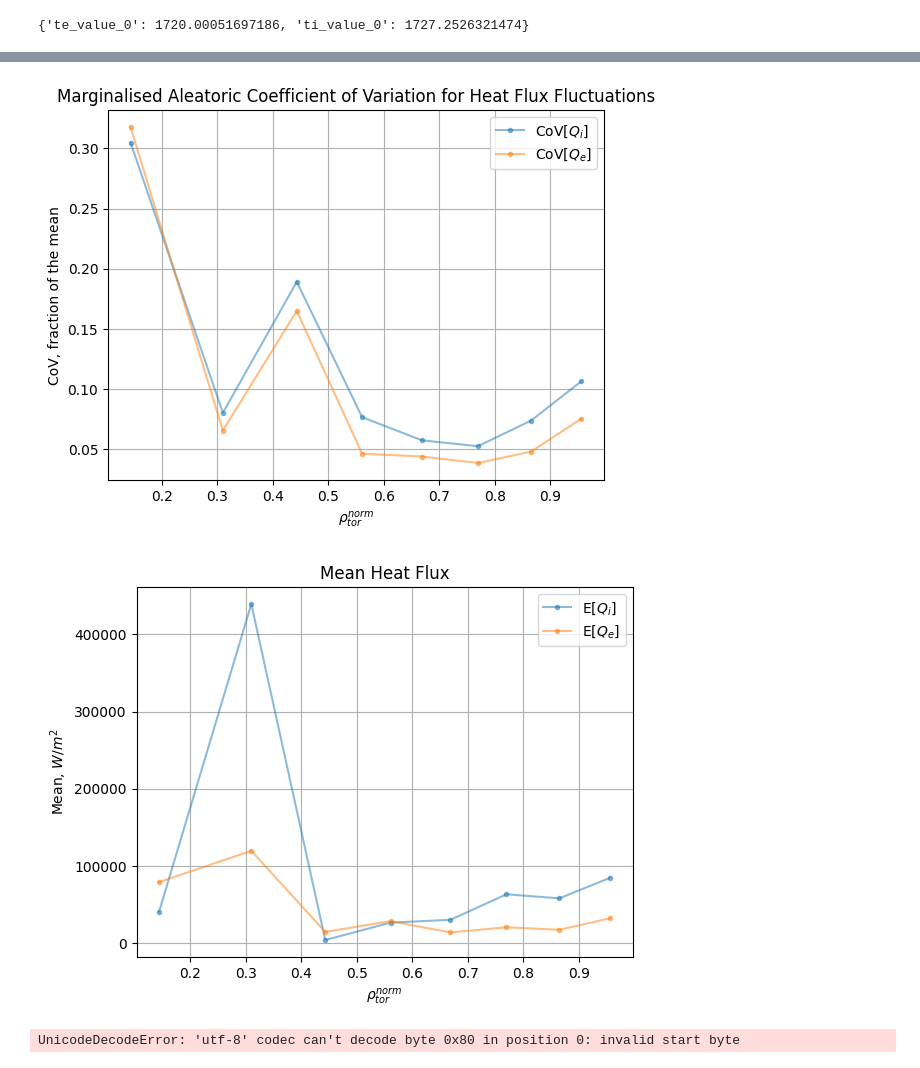
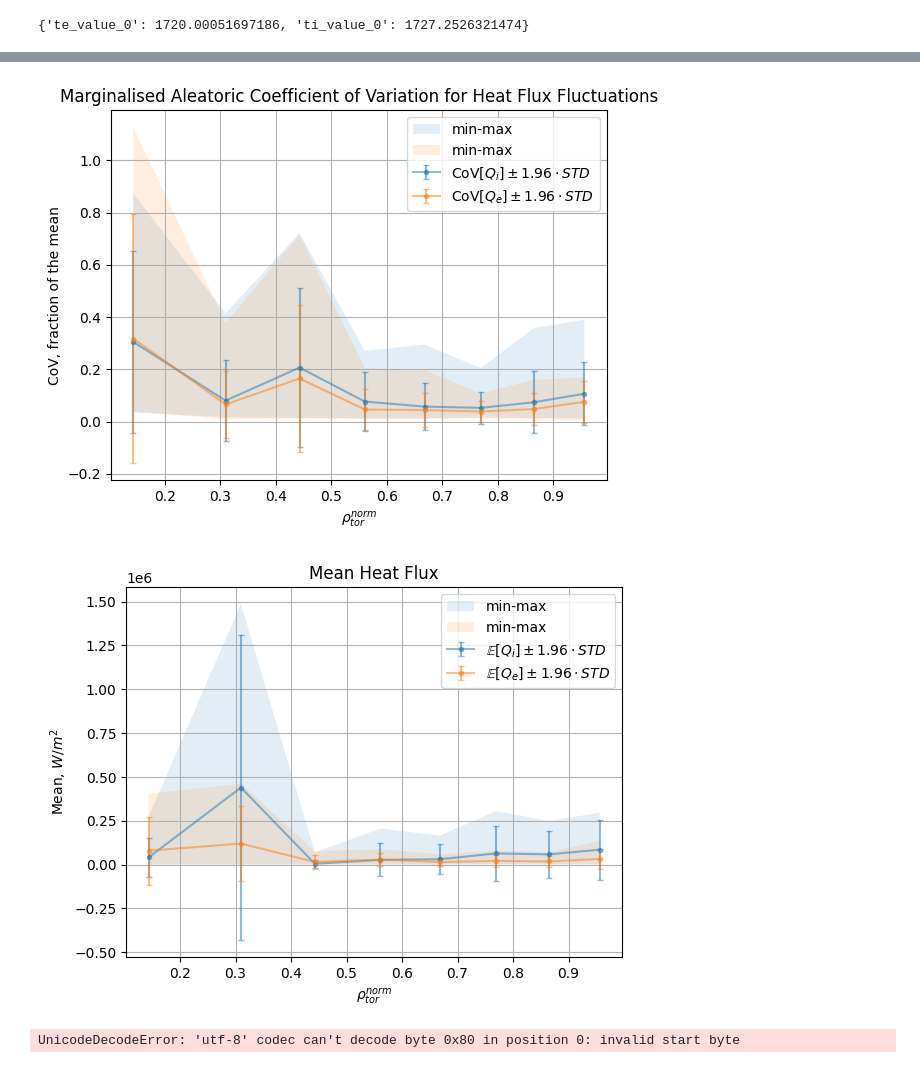
Before and after one commit to vecma-ipp/MFW, a Jupyter notebook: uq/basicda/surrogate_scans.ipynb, the cells around one changed output, grey strips where cells are left out. Drawn from its saved outputs; the diff is of its cells as text; code cells hidden in the pictures.

```diff
--- a/uq/basicda/surrogate_scans.ipynb
+++ b/uq/basicda/surrogate_scans.ipynb
@@ -262,9 +262,15 @@ import sys
 sys.path.append(f"/u/yyudin/code/MFW/muscle3/src/")
 from muscle_utils.utils import plot_state_conv
 
-filename = 'retr_algo_conv'
+# filenames = ['retr_algo_conv']
+filenames = ['retr_algo_conv_eqmetr', 'retr_algo_conv_eqmetr_eqdata']
 
-data_df = pd.read_csv(f"{filename}.csv")
+labels = ['data w/o eq.', 'data w/ eq.']
 
-plot_state_conv(data_df, filename, normalised=False)
+data_df_list = []
+
+for filename in filenames:
+    data_df_list.append(pd.read_csv(f"{filename}.csv"))
+
+plot_state_conv(data_df_list, filenames[0], normalised=False, label_sufixes=labels)
 # %% [output]
@@ -338,15 +363,22 @@ for data_df,sp in zip(data_dfs, species):
 
     # Get the average of t?_transp_flux_std for ft
     colname1 = f"t{sp}_transp_flux_std"
-    t_transp_flux_stds = [data_df[data_df['ft']==n_ft][colname1].mean() for n_ft in range(n_fts)]
+    t_transp_flux_stds = np.array([data_df[data_df['ft']==n_ft][colname1].mean() for n_ft in range(n_fts)])
 
     colname2 = f"t{sp}_transp_flux"
-    t_transp_flux_avgs = [data_df[data_df['ft']==n_ft][colname2].mean() for n_ft in range(n_fts)]
+    t_transp_flux_avgs = np.array([data_df[data_df['ft']==n_ft][colname2].mean() for n_ft in range(n_fts)])
 
-    t_transp_flux_covs = [std/avg for std,avg in zip(t_transp_flux_stds, t_transp_flux_avgs)]
+    # (the spread of the mean values)
+    t_transp_flux_avg_std = np.array([data_df[data_df['ft']==n_ft][colname2].std() for n_ft in range(n_fts)])
+    t_transp_flux_avg_min = np.array([data_df[data_df['ft']==n_ft][colname2].min() for n_ft in range(n_fts)])
+    t_transp_flux_avg_max = np.array([data_df[data_df['ft']==n_ft][colname2].max() for n_ft in range(n_fts)])
+
+    t_transp_flux_covs = np.array([std/abs(avg) for std,avg in zip(t_transp_flux_stds, t_transp_flux_avgs)])
 
     print(f"Mean for Q{sp}:\n{t_transp_flux_avgs}")
-    ax_avg.plot(ft_coords, t_transp_flux_avgs, label=f"E[$Q_{sp}$]", marker='.', alpha=alpha_transp)
+    #ax_avg.plot(ft_coords, t_transp_flux_avgs, label=f"$\\mathrm{{E}}[Q_{sp}]$", marker='.', alpha=alpha_transp)
+    ax_avg.errorbar(ft_coords, t_transp_flux_avgs, yerr=1.96*np.array(t_transp_flux_avg_std), label=f"$\\mathbb{{E}}[Q_{sp}] \\pm {1.96} \\cdot STD$", marker='.', capsize=2, alpha=alpha_transp)
+    ax_avg.fill_between(x=ft_coords, y1=t_transp_flux_avg_min, y2=t_transp_flux_avg_max, alpha=0.25*alpha_transp, label=f"min-max")
 
     # Output
     print(f"naive CoV for Q{sp}:\n{t_transp_flux_covs}")
@@ -354,12 +386,17 @@ for data_df,sp in zip(data_dfs, species):
 
     # Invert the sum and division operations!
     colname3 = f"t{sp}_transp_flux_cov"
-    data_df[colname3] = data_df[colname1] / data_df[colname2]
-    t_transp_flux_tcovs = [data_df[data_df['ft']==n_ft][colname3].mean() for n_ft in range(n_fts)]
+    data_df[colname3] = data_df[colname1] / abs(data_df[colname2])
+    t_transp_flux_tcovs = np.array([data_df[data_df['ft']==n_ft][colname3].mean() for n_ft in range(n_fts)])
     print(f"unweighted CoV for Q{sp}:\n{t_transp_flux_tcovs}")
     #ax_cov.plot(ft_coords, t_transp_flux_tcovs, label=f"unweighted CoV[Q_{sp}]", marker='.', alpha=alpha_transp)
 
-    # Add weight column
+    # Get the spread of CoV values (for the flux tube)
+    t_transp_flux_tcov_std = np.array([data_df[data_df['ft']==n_ft][colname3].std() for n_ft in range(n_fts)])
+    t_transp_flux_tcov_min = np.array([data_df[data_df['ft']==n_ft][colname3].min() for n_ft in range(n_fts)])
+    t_transp_flux_tcov_max = np.array([data_df[data_df['ft']==n_ft][colname3].max() for n_ft in range(n_fts)])
+
+    # Add the weight column
     data_df = data_df.reindex(columns=data_df.columns.tolist() + ['weight'])
     for n_ft in range(n_fts):
         data_df['weight'].iloc[n_s_p_ft*(n_ft):n_s_p_ft*(n_ft+1)] = mean_weights_full
@@ -368,13 +405,15 @@ for data_df,sp in zip(data_dfs, species):
     t_transp_flux_wstds  = [weighted_avg(data_df[data_df['ft']==n_ft], colname1, 'weight') for n_ft in range(n_fts)]
     t_transp_flux_wavgs  = [weighted_avg(data_df[data_df['ft']==n_ft], colname2, 'weight') for n_ft in range(n_fts)]
     t_transp_flux_twcovs = [weighted_avg(data_df[data_df['ft']==n_ft], colname3, 'weight') for n_ft in range(n_fts)]
-    t_transp_flux_wcovs  = [std/avg for std,avg in zip(t_transp_flux_wstds, t_transp_flux_wavgs)]
+    t_transp_flux_wcovs  = [std/abs(avg) for std,avg in zip(t_transp_flux_wstds, t_transp_flux_wavgs)]
 
     print(f"weighted naive CoV for Q{sp}:\n{t_transp_flux_wcovs}")
     #ax_cov.plot(ft_coords, t_transp_flux_wcovs, label=f"weighted naive CoV[Q_{sp}]", marker='.', alpha=alpha_transp)
 
     print(f"weighted CoV for Q{sp}:\n{t_transp_flux_wcovs}")
-    ax_cov.plot(ft_coords, t_transp_flux_twcovs, label=f"CoV[$Q_{sp}$]", marker='.', alpha=alpha_transp)
+    #ax_cov.plot(ft_coords, t_transp_flux_twcovs, label=f"CoV[$Q_{sp}$]", marker='.', alpha=alpha_transp)
+    ax_cov.errorbar(ft_coords, t_transp_flux_twcovs, yerr=1.96*t_transp_flux_tcov_std, label=f"$\\mathrm{{CoV}}[Q_{sp}] \\pm {1.96} \\cdot STD$", marker='.', capsize=2, alpha=alpha_transp)
+    ax_cov.fill_between(x=ft_coords, y1=t_transp_flux_tcov_min, y2=t_transp_flux_tcov_max, alpha=0.25*alpha_transp, label=f"min-max")
 
     # # save a new dataframe
     # #data_df.drop('name', axis=1)
@@ -434,9 +470,9 @@ unweighted CoV for Qe:
 weighted naive CoV for Qe:
 [0.2716535697803461, 0.04090879636006357, 0.08925920416389058, 0.04025090033650067, 0.04335489653168156, 0.03763990912924431, 0.05261851253811138, 0.08945178995622409]
 weighted CoV for Qe:
 [0.2716535697803461, 0.04090879636006357, 0.08925920416389058, 0.04025090033650067, 0.04335489653168156, 0.03763990912924431, 0.05261851253811138, 0.08945178995622409]
-[figure, old version]
+[figure, new version]
-[figure, old version]
+[figure, new version]
 # %%
 # # Read and plot the aleatoric UQ campaign results
 # import pickle
```
Also changed, not shown: parts of 6 cells of this notebook.
